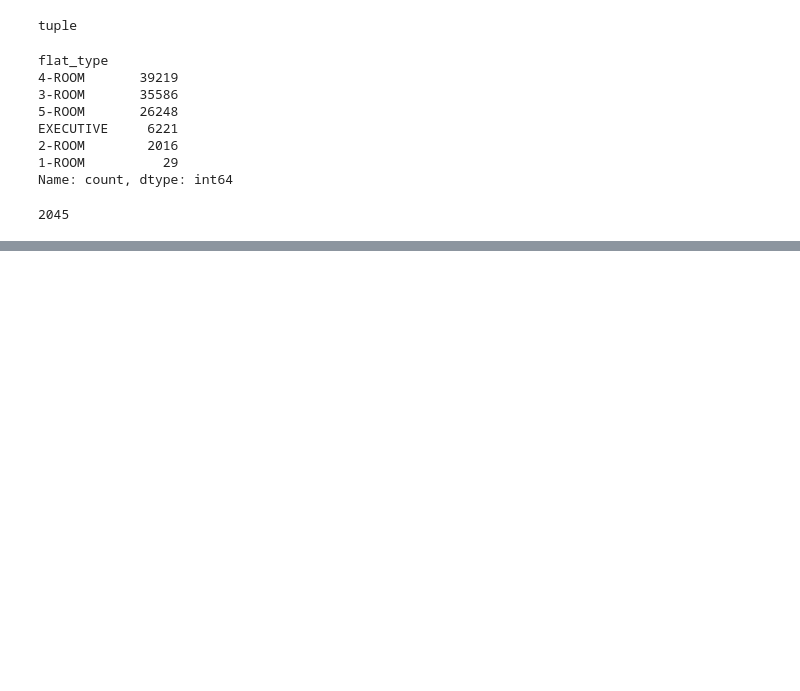
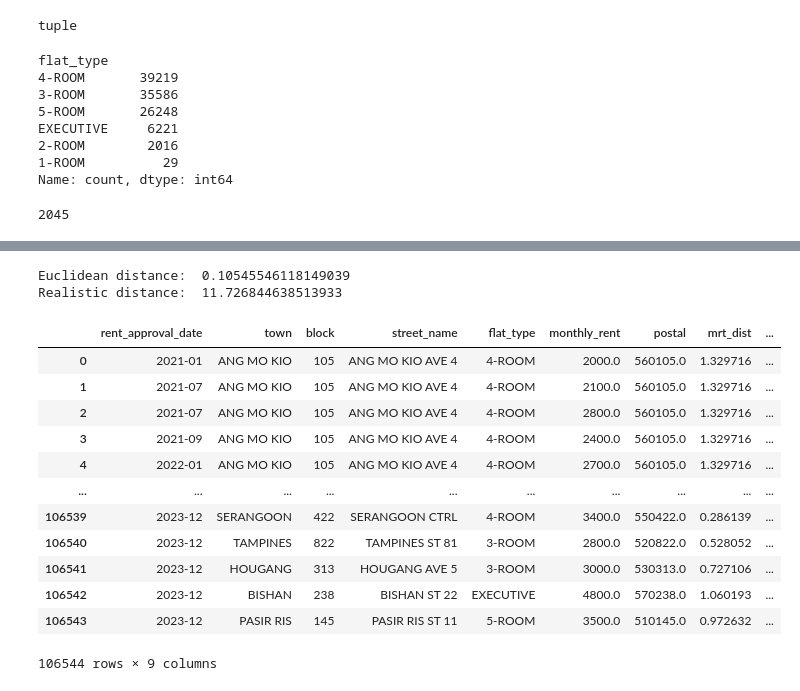
Before and after one commit to priyabiswas12/HDB_Pricing, a Jupyter notebook: notebooks/rental.ipynb, the cells around one changed output, grey strips where cells are left out. Saved outputs shown, nothing was run; the diff lists cells and outputs as text; code cells hidden in the pictures; blank space fills up the shorter version.

```diff
--- a/notebooks/rental.ipynb
+++ b/notebooks/rental.ipynb
@@ -401,0 +497,69 @@ tuple(ft.index)
+# %%
+from math import sin, cos, sqrt, atan2, radians
+
+def earth_distance(x, y):
+
+  # Approximate radius of earth in km
+  R = 6373.0
+
+  lat1, lng1 = radians(x[0]), radians(x[1])
+  lat2, lng2 = radians(y[0]), radians(y[1])
+
+  dlon = lng2 - lng1
+  dlat = lat2 - lat1
+
+  a = sin(dlat / 2)**2 + cos(lat1) * cos(lat2) * sin(dlon / 2)**2
+  c = 2 * atan2(sqrt(a), sqrt(1 - a))
+
+  return R * c
+
+def euclidean_distance(x, y):
+  dx = x[0] - y[0]
+  dy = x[1] - y[1]
+
+  return sqrt(dx**2 + dy**2)
+
+jurong_east = [1.333207, 103.742308]
+near_amk = [1.365445, 103.842715]
+print("Euclidean distance: ", euclidean_distance(jurong_east, near_amk))
+print("Realistic distance: ", earth_distance(jurong_east, near_amk))
+
+
+import warnings
+warnings.filterwarnings('ignore')
+
+def get_nearest_mrt(location, lat_lng_ls):
+    dists=[]
+    for item in lat_lng_ls:
+        dists.append(earth_distance(location, item))
+    return(dists.index(min(dists)), min(dists))
+# %% [output]
+Euclidean distance:  0.10545546118149039
+Realistic distance:  11.726844638513933
+# %%
+import warnings
+warnings.filterwarnings('ignore')
+
+
+
+data['lat_long']= data[['lat', 'lng']].values.tolist()
+data['dist_info']=data['lat_long'].apply(lambda elem: get_nearest_mrt(elem, list(mrt_locations['lat_long'])))
+data['mrt_dist']=data['dist_info'].apply(lambda elem: elem[1])
+data['nearest_mrt']=data['dist_info'].apply(lambda elem: mrt_locations["station_name"].iloc[elem[0]])
+data = data.drop(columns=["dist_info", "lat_long"])
+data = data.drop(columns=["lat", "lng", "searchval", "building", "address"])
+data
+# %% [output]
+|  | rent_approval_date | town | block | street_name | flat_type | monthly_rent | postal | mrt_dist | ... |
+| 0 | 2021-01 | ANG MO KIO | 105 | ANG MO KIO AVE 4 | 4-ROOM | 2000.0 | 560105.0 | 1.329716 | ... |
+| 1 | 2021-07 | ANG MO KIO | 105 | ANG MO KIO AVE 4 | 4-ROOM | 2100.0 | 560105.0 | 1.329716 | ... |
+| 2 | 2021-07 | ANG MO KIO | 105 | ANG MO KIO AVE 4 | 4-ROOM | 2800.0 | 560105.0 | 1.329716 | ... |
+| 3 | 2021-09 | ANG MO KIO | 105 | ANG MO KIO AVE 4 | 4-ROOM | 2400.0 | 560105.0 | 1.329716 | ... |
+| 4 | 2022-01 | ANG MO KIO | 105 | ANG MO KIO AVE 4 | 4-ROOM | 2700.0 | 560105.0 | 1.329716 | ... |
+| ... | ... | ... | ... | ... | ... | ... | ... | ... | ... |
+| 106539 | 2023-12 | SERANGOON | 422 | SERANGOON CTRL | 4-ROOM | 3400.0 | 550422.0 | 0.286139 | ... |
+| 106540 | 2023-12 | TAMPINES | 822 | TAMPINES ST 81 | 3-ROOM | 2800.0 | 520822.0 | 0.528052 | ... |
+| 106541 | 2023-12 | HOUGANG | 313 | HOUGANG AVE 5 | 3-ROOM | 3000.0 | 530313.0 | 0.727106 | ... |
+| 106542 | 2023-12 | BISHAN | 238 | BISHAN ST 22 | EXECUTIVE | 4800.0 | 570238.0 | 1.060193 | ... |
+| 106543 | 2023-12 | PASIR RIS | 145 | PASIR RIS ST 11 | 5-ROOM | 3500.0 | 510145.0 | 0.972632 | ... |
+106544 rows × 9 columns
```
Also changed, not shown: parts of 10 cells of this notebook, 8 other files.
